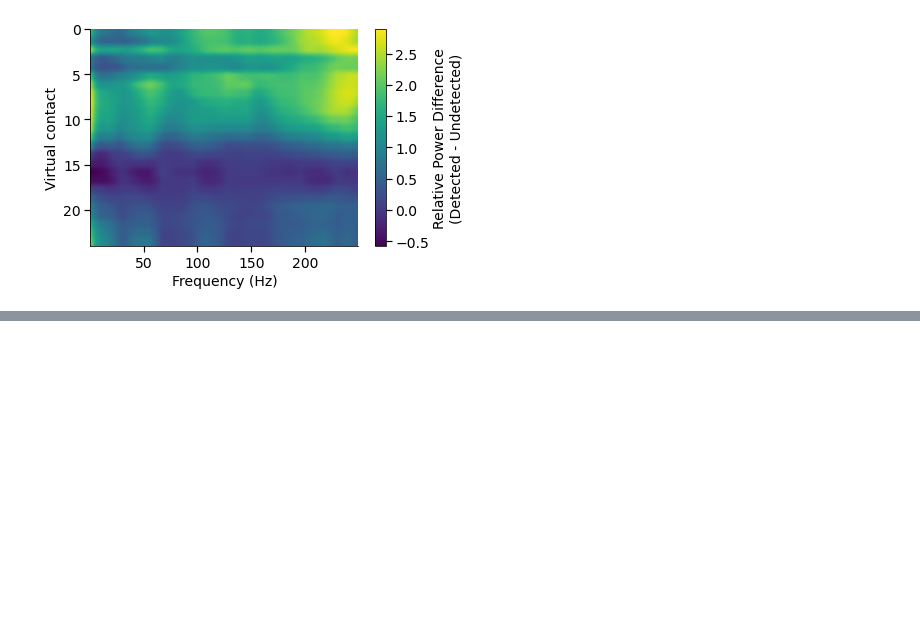
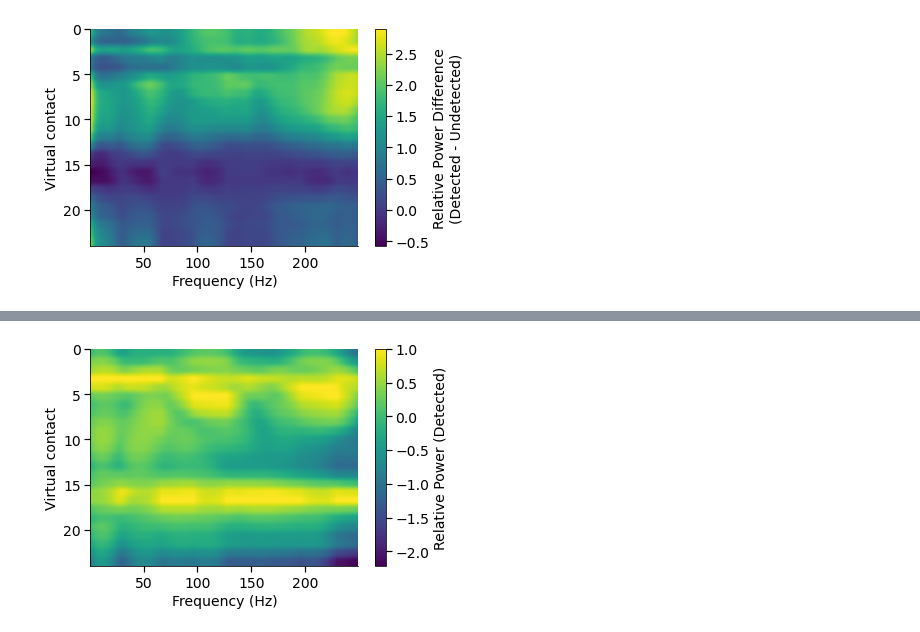
Before and after one commit to danclab/ei_perception, a Jupyter notebook: analyze_simulations.ipynb, the cells around one changed output, grey strips where cells are left out. Cells and saved outputs as stored; diff of their text form; code cells hidden in the pictures; blank space fills up the shorter version.

```diff
--- a/analyze_simulations.ipynb
+++ b/analyze_simulations.ipynb
@@ -486,0 +700,11 @@ cbar.set_label('Relative Power Difference\n(Detected - Undetected)')
+# %%
+ds_rel_power=np.zeros((n_electrodes,len(freqs)))
+for i in range(len(freqs)):
+    ds_rel_power[:,i]=m_detected[:,i]/np.max(m_detected[:,i])
+im=plt.imshow(ds_rel_power,aspect='auto',extent=(freqs[0], freqs[-1], n_electrodes-1, 0))
+plt.xlabel('Frequency (Hz)')
+plt.ylabel('Virtual contact')
+cbar=plt.colorbar(im)
+cbar.set_label('Relative Power (Detected)')
+# %% [output]
+[figure, added]
```
Also changed, not shown: parts of 12 cells of this notebook.
